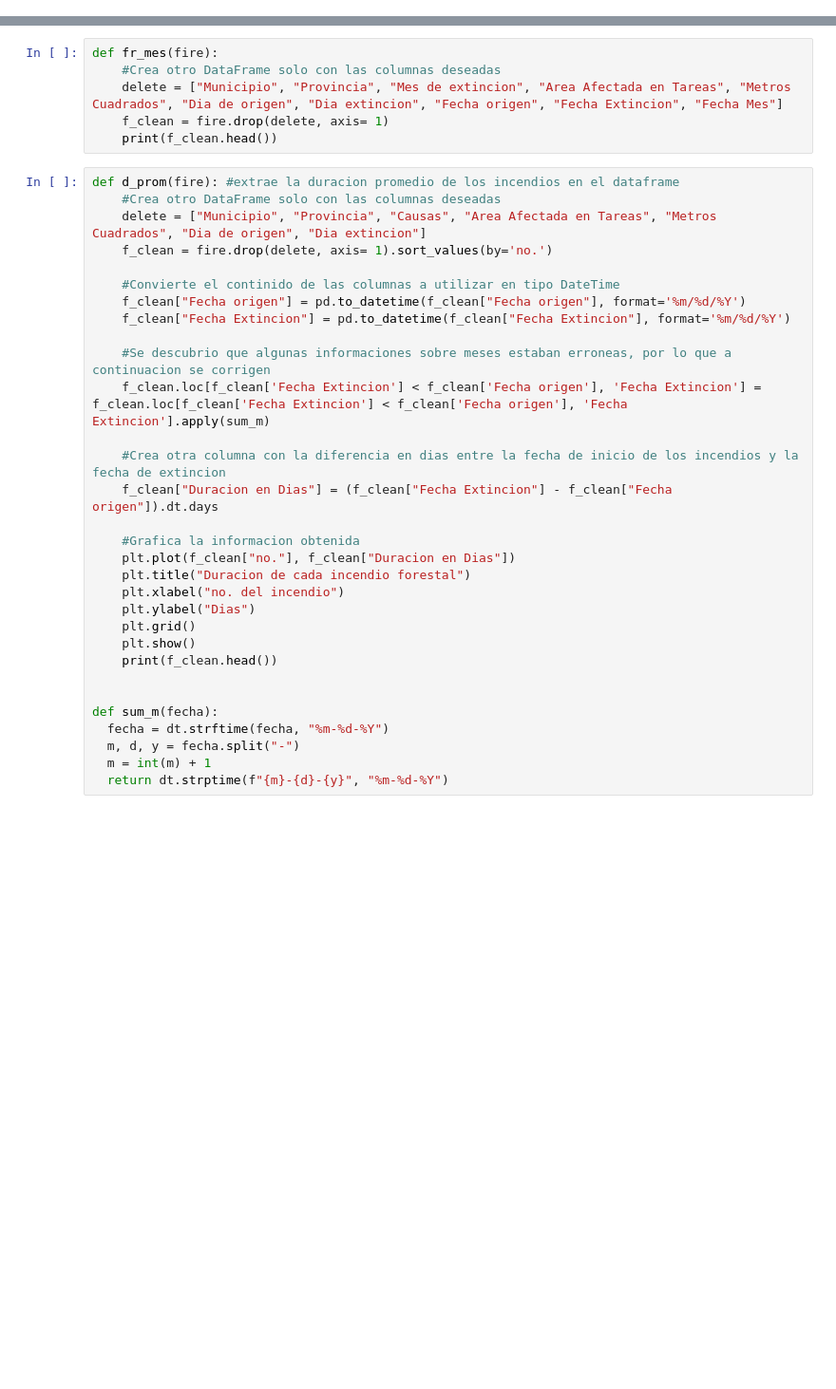
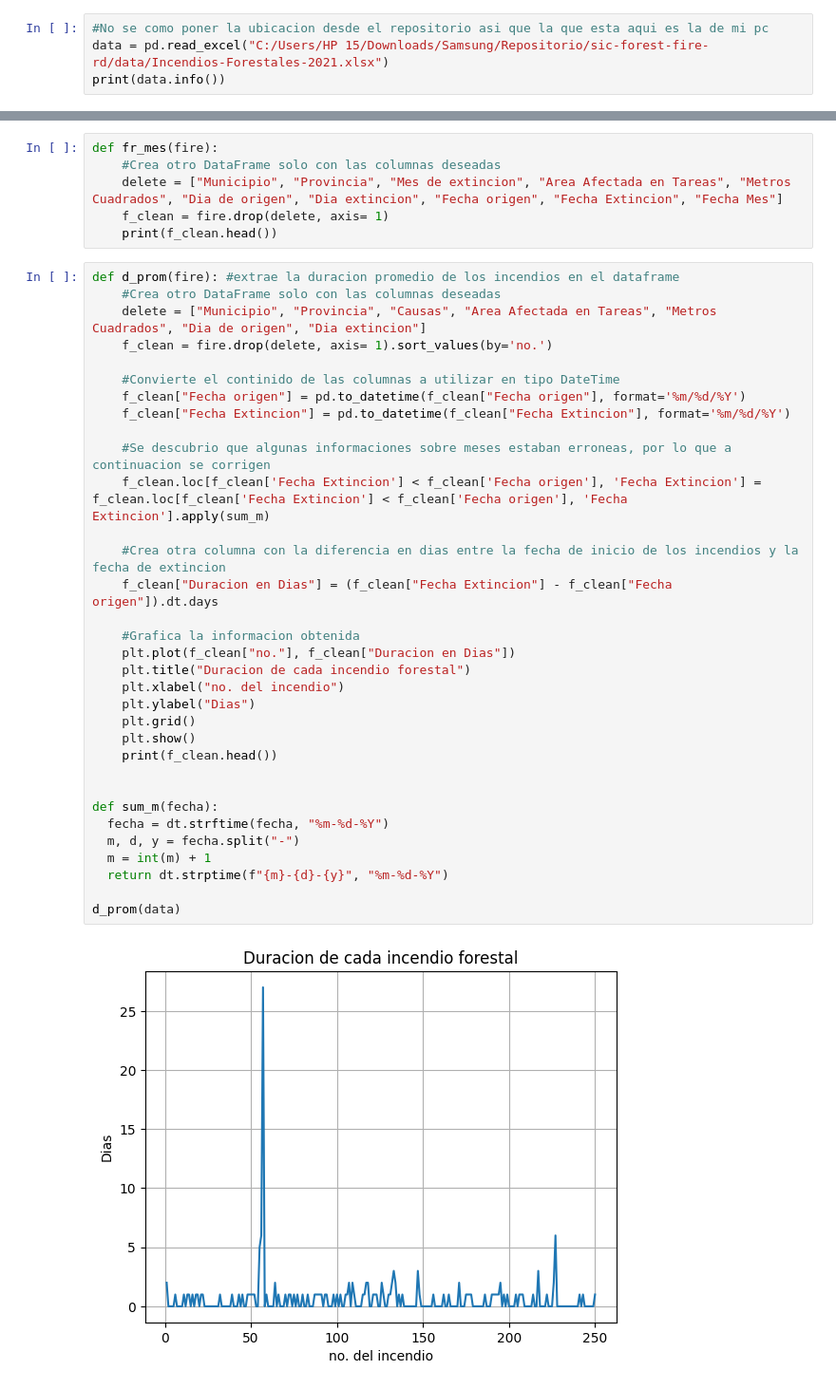
Before and after one commit to Edwinroman30/sic-forest-fire-rd, a Jupyter notebook: main.ipynb, the cells around one changed output, grey strips where cells are left out. Shown: that part at 95% size. Saved outputs shown, nothing was run; the diff lists cells and outputs as text; blank space fills up the shorter version.

Commit message:
Clean data

```diff
--- a/main.ipynb
+++ b/main.ipynb
@@ -2,3 +2,7 @@
 import pandas as pd
 import matplotlib.pyplot as plt
 from datetime import datetime as dt
+# %%
+#No se como poner la ubicacion desde el repositorio asi que la que esta aqui es la de mi pc
+data = pd.read_excel("C:/Users/HP 15/Downloads/Samsung/Repositorio/sic-forest-fire-rd/data/Incendios-Forestales-2021.xlsx")
+print(data.info())
@@ -12,30 +34,34 @@ def fr_mes(fire):
 def d_prom(fire): #extrae la duracion promedio de los incendios en el dataframe
     #Crea otro DataFrame solo con las columnas deseadas
     delete = ["Municipio", "Provincia", "Causas", "Area Afectada en Tareas", "Metros Cuadrados", "Dia de origen", "Dia extincion"]
     f_clean = fire.drop(delete, axis= 1).sort_values(by='no.')
 
     #Convierte el continido de las columnas a utilizar en tipo DateTime
     f_clean["Fecha origen"] = pd.to_datetime(f_clean["Fecha origen"], format='%m/%d/%Y')
     f_clean["Fecha Extincion"] = pd.to_datetime(f_clean["Fecha Extincion"], format='%m/%d/%Y')
 
     #Se descubrio que algunas informaciones sobre meses estaban erroneas, por lo que a continuacion se corrigen
     f_clean.loc[f_clean['Fecha Extincion'] < f_clean['Fecha origen'], 'Fecha Extincion'] = f_clean.loc[f_clean['Fecha Extincion'] < f_clean['Fecha origen'], 'Fecha Extincion'].apply(sum_m)
 
     #Crea otra columna con la diferencia en dias entre la fecha de inicio de los incendios y la fecha de extincion
     f_clean["Duracion en Dias"] = (f_clean["Fecha Extincion"] - f_clean["Fecha origen"]).dt.days
 
     #Grafica la informacion obtenida
     plt.plot(f_clean["no."], f_clean["Duracion en Dias"])
     plt.title("Duracion de cada incendio forestal")
     plt.xlabel("no. del incendio")
     plt.ylabel("Dias")
     plt.grid()
     plt.show()
     print(f_clean.head())
 
 
 def sum_m(fecha):
   fecha = dt.strftime(fecha, "%m-%d-%Y")
   m, d, y = fecha.split("-")
   m = int(m) + 1
   return dt.strptime(f"{m}-{d}-{y}", "%m-%d-%Y")
+
+d_prom(data)
+# %% [output]
+[figure, added]
```
Also changed, not shown: parts of 2 cells of this notebook, 1 other file.
